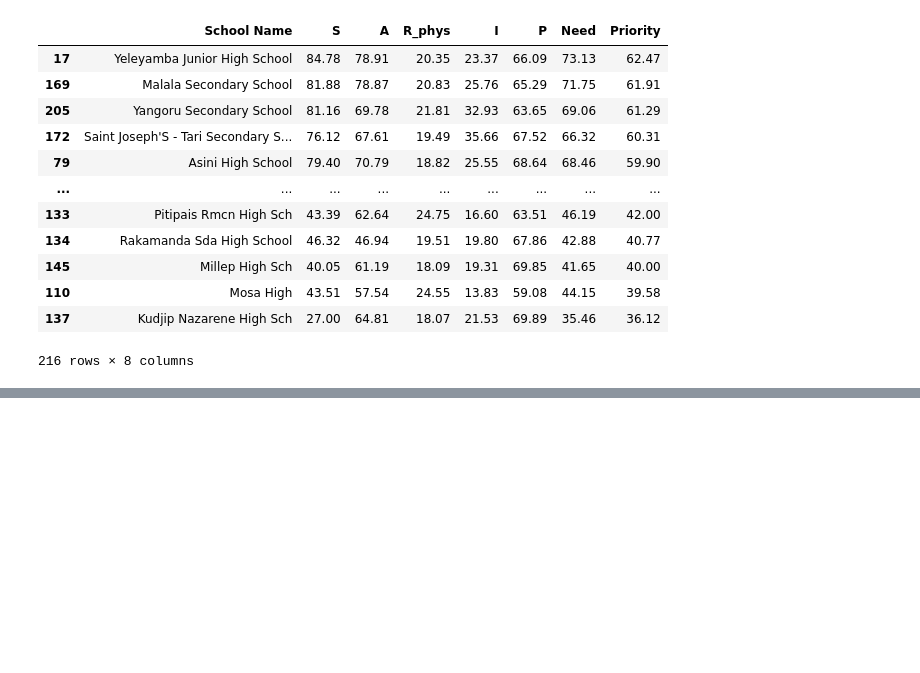
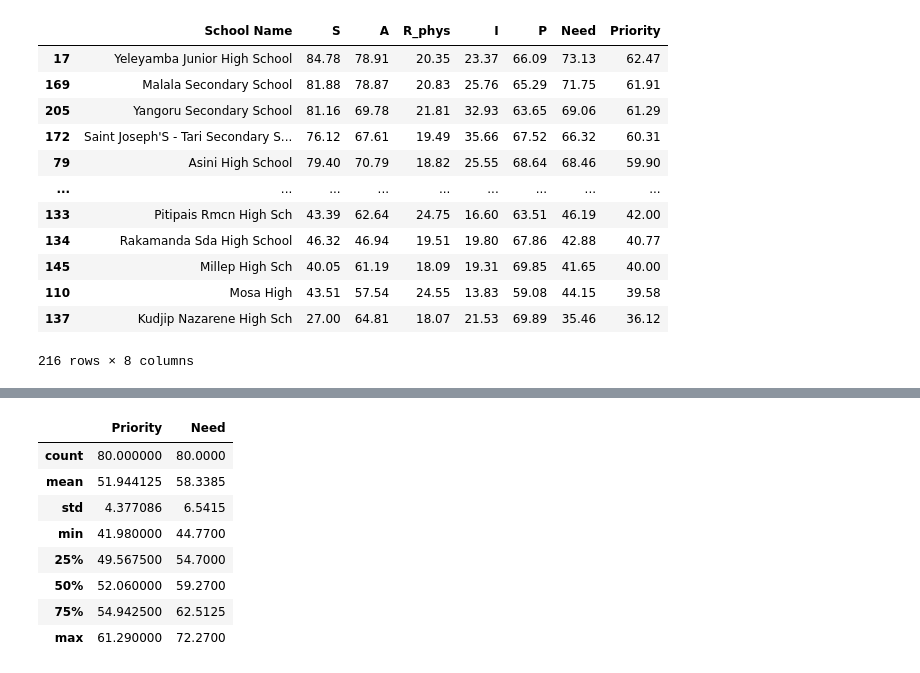
Before and after one commit to sonleh96/adb-school-optimize, a Jupyter notebook: score_calculations.ipynb, the cells around one changed output, grey strips where cells are left out. Drawn from its saved outputs; the diff is of its cells as text; code cells hidden in the pictures; blank space fills up the shorter version.

```diff
--- a/score_calculations.ipynb
+++ b/score_calculations.ipynb
@@ -436,0 +469,12 @@ df_ranked.to_csv(r"D:\Work\ADB\adb-school-optimize\data/datasets\png_curated_sec
+# %%
+agg_gb[['Priority', 'Need']].describe()
+# %% [output]
+|  | Priority | Need |
+| count | 80.000000 | 80.0000 |
+| mean | 51.944125 | 58.3385 |
+| std | 4.377086 | 6.5415 |
+| min | 41.980000 | 44.7700 |
+| 25% | 49.567500 | 54.7000 |
+| 50% | 52.060000 | 59.2700 |
+| 75% | 54.942500 | 62.5125 |
+| max | 61.290000 | 72.2700 |
```
Also changed, not shown: parts of 7 cells of this notebook, 4 other files.
